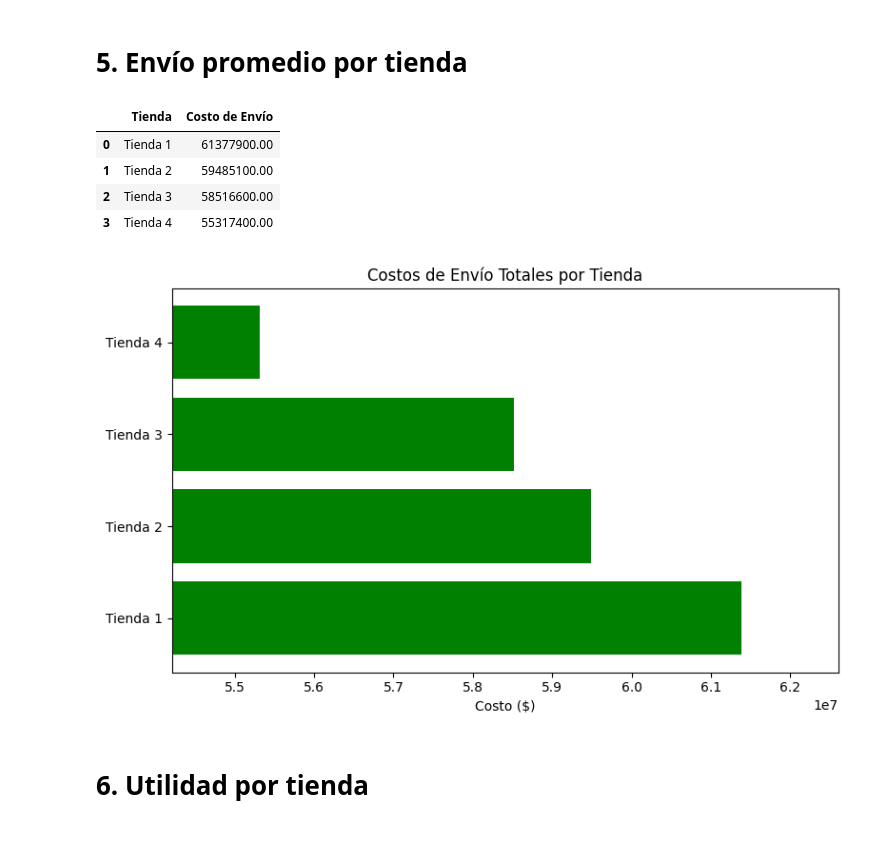
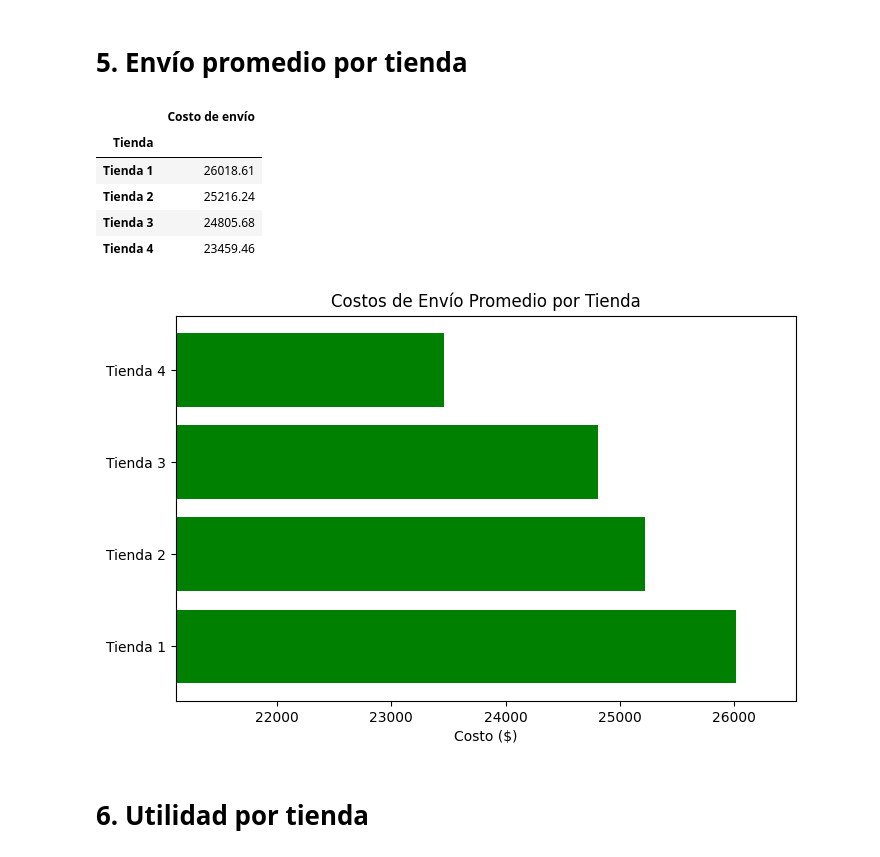
Before and after one commit to DMaraboli/Challenge-Alura-Store, a Jupyter notebook: AluraStoreLatam.ipynb, the cells around one changed output. Cells and saved outputs as stored; diff of their text form; code cells hidden in the pictures.

```diff
--- a/AluraStoreLatam.ipynb
+++ b/AluraStoreLatam.ipynb
@@ -215,28 +216,26 @@ display(menores_df_styled)
 # %% [markdown]
 # 5. Envío promedio por tienda
 # %%
-envios = totales(tiendas_unidas,'Costo de envío')
-envios_df = pd.DataFrame(list(envios.items()), columns=['Tienda', 'Costo de Envío'])
-envios_df['Costo de Envío'] = envios_df['Costo de Envío'].round(2)
-envios_df_styled = envios_df.style.format({'Costo de Envío': '{:.2f}'}).set_properties(subset=['Tienda', 'Costo de Envío'], **{'text-align': 'left'})
-display(envios_df_styled)
-tiendas_envio = list(envios.keys())
-valores_envio = list(envios.values())
+envios_df = tiendas_unidas.groupby('Tienda')['Costo de envío'].mean() ##
+envios_df = envios_df.round(2)
+envios_df = pd.DataFrame(envios_df)
+display(envios_df)
 
 plt.figure(figsize=(8, 5))
-plt.barh(tiendas_envio, valores_envio, color='green')
-plt.title('Costos de Envío Totales por Tienda')
+plt.barh(envios_df.index,envios_df['Costo de envío'], color='green')
+plt.title('Costos de Envío Promedio por Tienda')
 plt.xlabel('Costo ($)')
-plt.xlim(min(valores_envio) * 0.98, max(valores_envio) * 1.02)
-plt.tight_layout()
+plt.xlim(min(envios_df['Costo de envío']) * 0.9, max(envios_df['Costo de envío']) * 1.02)
+
 plt.show()
 # %% [output]
-|  | Tienda | Costo de Envío |
-| 0 | Tienda 1 | 61377900.00 |
-| 1 | Tienda 2 | 59485100.00 |
-| 2 | Tienda 3 | 58516600.00 |
-| 3 | Tienda 4 | 55317400.00 |
+|  | Costo de envío |
+| Tienda |  |
+| Tienda 1 | 26018.61 |
+| Tienda 2 | 25216.24 |
+| Tienda 3 | 24805.68 |
+| Tienda 4 | 23459.46 |
-[figure, old version]
+[figure, new version]
 # %% [markdown]
 # 6. Utilidad por tienda
 # %%
```
Also changed, not shown: parts of 3 cells of this notebook.
